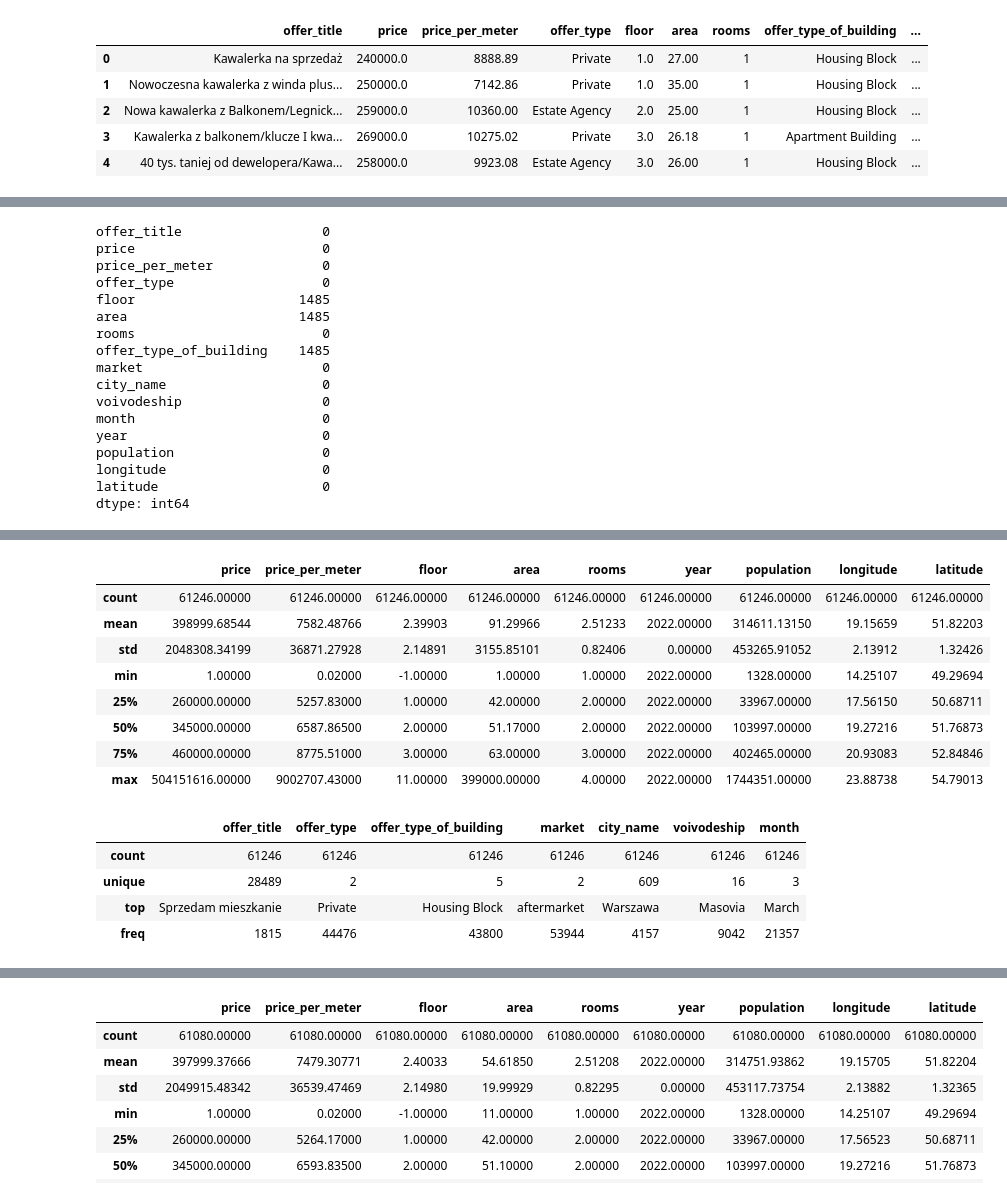
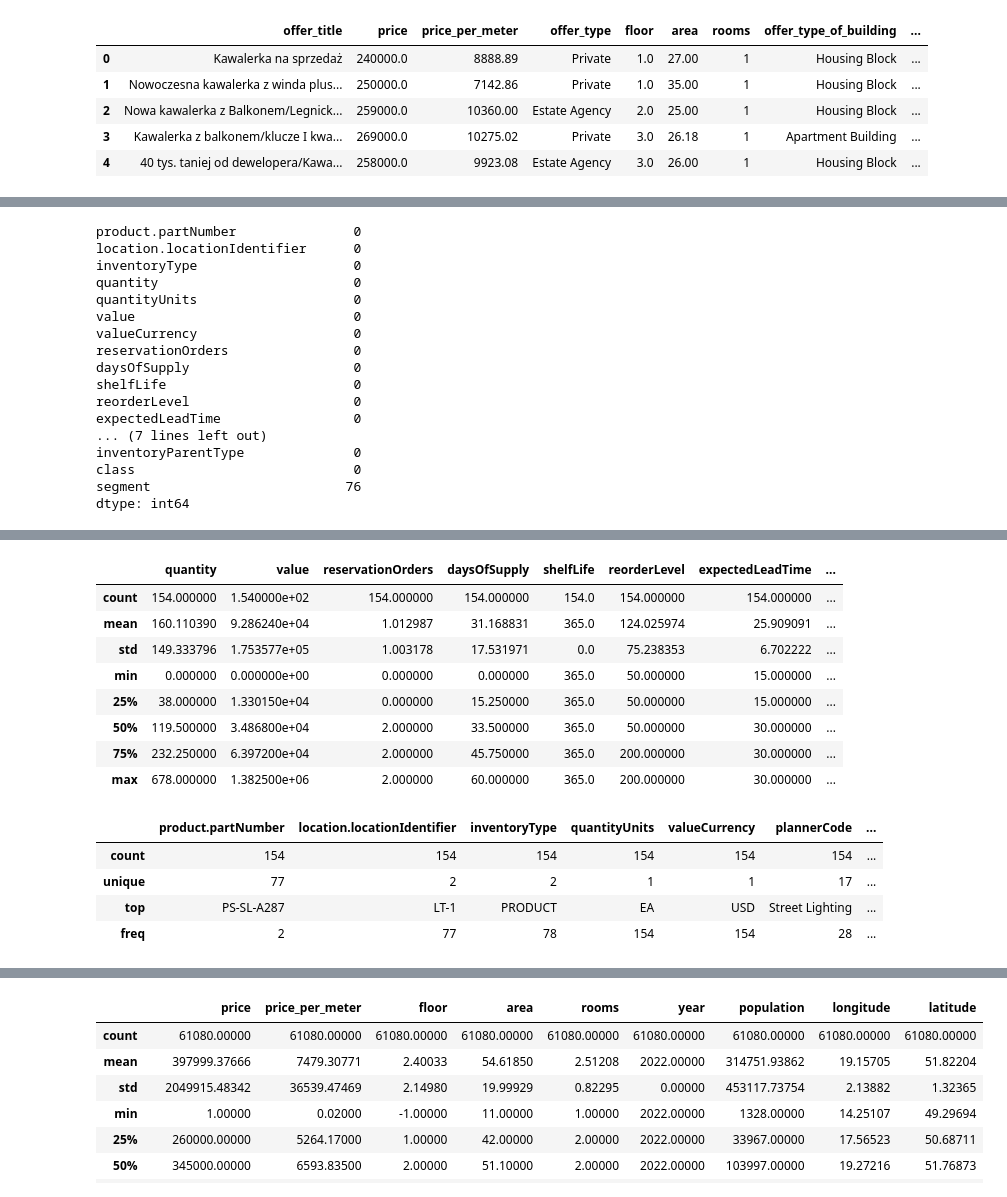
Before and after one commit to PawelWil/PARTII_PawelWiltos_Python_Pandas_Seaborn, a Jupyter notebook: Kod/02_biblioteka_Pythona_PANDAS_to_jest_czesc_Pythona/praca_z_danymi_CzyszczenieDanych.ipynb, the cells around one changed output, grey strips where cells are left out. Drawn from its saved outputs; the diff is of its cells as text; code cells hidden in the pictures.

```diff
--- a/Kod/02_biblioteka_Pythona_PANDAS_to_jest_czesc_Pythona/praca_z_danymi_CzyszczenieDanych.ipynb
+++ b/Kod/02_biblioteka_Pythona_PANDAS_to_jest_czesc_Pythona/praca_z_danymi_CzyszczenieDanych.ipynb
@@ -36,22 +150,22 @@ memory usage: 7.7+ MB
 # %%
-df_house.isna().sum() # dzięki tej metody 'isna()' możemy zobaczyć ile w rzeczywistości brakuje wierszy w danych kolumnach, ktore następnie sumujemy .sum(), zeby mieć pełny obraz
+df_inventory.isna().sum() # dzięki tej metody 'isna()' możemy zobaczyć ile w rzeczywistości brakuje wierszy w danych kolumnach, ktore następnie sumujemy .sum(), zeby mieć pełny obraz
 # %% [output]
-offer_title                  0
-price                        0
-price_per_meter              0
-offer_type                   0
-floor                     1485
-area                      1485
-rooms                        0
-offer_type_of_building    1485
-market                       0
-city_name                    0
-voivodeship                  0
-month                        0
-year                         0
-population                   0
-longitude                    0
-latitude                     0
+product.partNumber               0
+location.locationIdentifier      0
+inventoryType                    0
+quantity                         0
+quantityUnits                    0
+value                            0
+valueCurrency                    0
+reservationOrders                0
+daysOfSupply                     0
+shelfLife                        0
+reorderLevel                     0
+expectedLeadTime                 0
+... (7 lines left out)
+inventoryParentType              0
+class                            0
+segment                         76
 dtype: int64
 # %%
 df_house = df_house.dropna() # to teraz żeby się pozbyć tych wierszy bez wartości, po prostu te wiersze usuniemy=dropniemy. Czyli teraz mamy już oczyszczone dane, bez brakujących wartości!
@@ -78,25 +192,25 @@ dtype: int64
 # %%
 pd.set_option('display.float.format', lambda x: '%.5f' % x) # tutaj ustawiamy flagę dla Pandas, o nazwie 'display.float.format' + tu korzystamy z 'lambdy', aby każdy z tych wierszy był wyswietlany jako wartość dziesiętna, z 5 miejscami po przecinku
 # %%
-df_house.describe() # Bardzo przydatna Funkcja'describe' - za pomocą której wyświetlamy podstawowe statystyki, gdzie mamy zawarte wszystkie numeryczne kolumny. Dzięki temu zobaczymy, czy nie ma jakichś złych danych, np.min cena za 1m2=2grosze, zaś cena max=ponad 9mln zł.
+df_inventory.describe() # Bardzo przydatna Funkcja'describe' - za pomocą której wyświetlamy podstawowe statystyki, gdzie mamy zawarte wszystkie numeryczne kolumny. Dzięki temu zobaczymy, czy nie ma jakichś złych danych, np.min cena za 1m2=2grosze, zaś cena max=ponad 9mln zł.
 # %% [output]
-|  | price | price_per_meter | floor | area | rooms | year | population | longitude | latitude |
-| count | 61246.00000 | 61246.00000 | 61246.00000 | 61246.00000 | 61246.00000 | 61246.00000 | 61246.00000 | 61246.00000 | 61246.00000 |
-| mean | 398999.68544 | 7582.48766 | 2.39903 | 91.29966 | 2.51233 | 2022.00000 | 314611.13150 | 19.15659 | 51.82203 |
-| std | 2048308.34199 | 36871.27928 | 2.14891 | 3155.85101 | 0.82406 | 0.00000 | 453265.91052 | 2.13912 | 1.32426 |
-| min | 1.00000 | 0.02000 | -1.00000 | 1.00000 | 1.00000 | 2022.00000 | 1328.00000 | 14.25107 | 49.29694 |
-| 25% | 260000.00000 | 5257.83000 | 1.00000 | 42.00000 | 2.00000 | 2022.00000 | 33967.00000 | 17.56150 | 50.68711 |
-| 50% | 345000.00000 | 6587.86500 | 2.00000 | 51.17000 | 2.00000 | 2022.00000 | 103997.00000 | 19.27216 | 51.76873 |
-| 75% | 460000.00000 | 8775.51000 | 3.00000 | 63.00000 | 3.00000 | 2022.00000 | 402465.00000 | 20.93083 | 52.84846 |
-| max | 504151616.00000 | 9002707.43000 | 11.00000 | 399000.00000 | 4.00000 | 2022.00000 | 1744351.00000 | 23.88738 | 54.79013 |
+|  | quantity | value | reservationOrders | daysOfSupply | shelfLife | reorderLevel | expectedLeadTime | ... |
+| count | 154.000000 | 1.540000e+02 | 154.000000 | 154.000000 | 154.0 | 154.000000 | 154.000000 | ... |
+| mean | 160.110390 | 9.286240e+04 | 1.012987 | 31.168831 | 365.0 | 124.025974 | 25.909091 | ... |
+| std | 149.333796 | 1.753577e+05 | 1.003178 | 17.531971 | 0.0 | 75.238353 | 6.702222 | ... |
+| min | 0.000000 | 0.000000e+00 | 0.000000 | 0.000000 | 365.0 | 50.000000 | 15.000000 | ... |
+| 25% | 38.000000 | 1.330150e+04 | 0.000000 | 15.250000 | 365.0 | 50.000000 | 15.000000 | ... |
+| 50% | 119.500000 | 3.486800e+04 | 2.000000 | 33.500000 | 365.0 | 50.000000 | 30.000000 | ... |
+| 75% | 232.250000 | 6.397200e+04 | 2.000000 | 45.750000 | 365.0 | 200.000000 | 30.000000 | ... |
+| max | 678.000000 | 1.382500e+06 | 2.000000 | 60.000000 | 365.0 | 200.000000 | 30.000000 | ... |
 # %%
-df_house.describe(include='object') # teraz wyświetlamy podstawowe statystyki, gdzie mamy zawarte wszystkie tekstowe (object) kolumny
+df_inventory.describe(include='object') # teraz wyświetlamy podstawowe statystyki, gdzie mamy zawarte wszystkie tekstowe (object) kolumny
 # %% [output]
-|  | offer_title | offer_type | offer_type_of_building | market | city_name | voivodeship | month |
-| count | 61246 | 61246 | 61246 | 61246 | 61246 | 61246 | 61246 |
-| unique | 28489 | 2 | 5 | 2 | 609 | 16 | 3 |
-| top | Sprzedam mieszkanie | Private | Housing Block | aftermarket | Warszawa | Masovia | March |
-| freq | 1815 | 44476 | 43800 | 53944 | 4157 | 9042 | 21357 |
+|  | product.partNumber | location.locationIdentifier | inventoryType | quantityUnits | valueCurrency | plannerCode | ... |
+| count | 154 | 154 | 154 | 154 | 154 | 154 | ... |
+| unique | 77 | 2 | 2 | 1 | 1 | 17 | ... |
+| top | PS-SL-A287 | LT-1 | PRODUCT | EA | USD | Street Lighting | ... |
+| freq | 2 | 77 | 78 | 154 | 154 | 28 | ... |
 # %%
 df_house.sort_values('area') # tu sortujemy mieszkania po powierzchni, żeby zobaczyć, gdzie są wartości odstające, czyli te które są bez sensu. Wiadomo, że jesli nie zespecykfikujemy, to zawsze startuje sie od najmniejszych, do największych. I następnie te bez sensu dobrze jest odrzucić.
 # %% [output]
```
Also changed, not shown: parts of 8 cells of this notebook, 4 other files.
